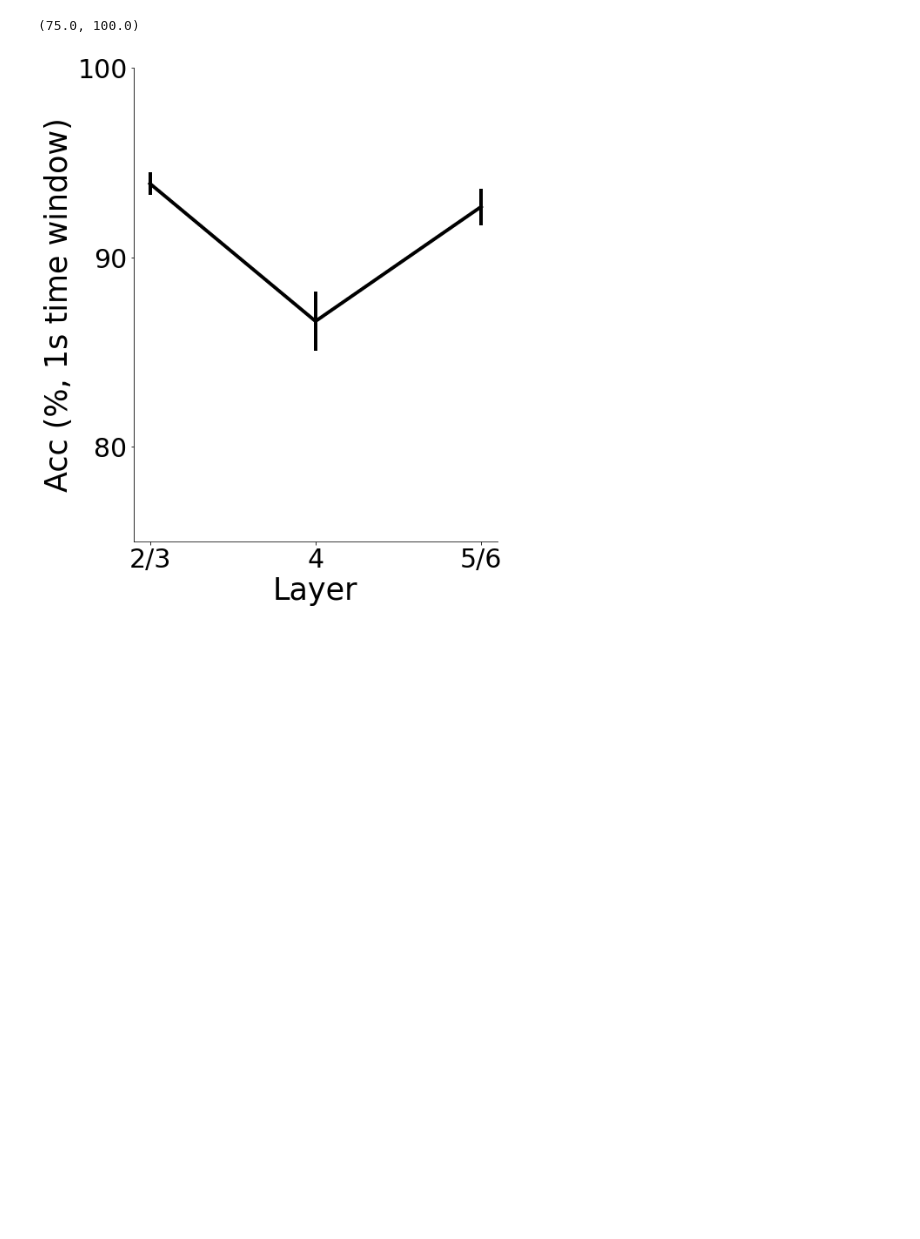
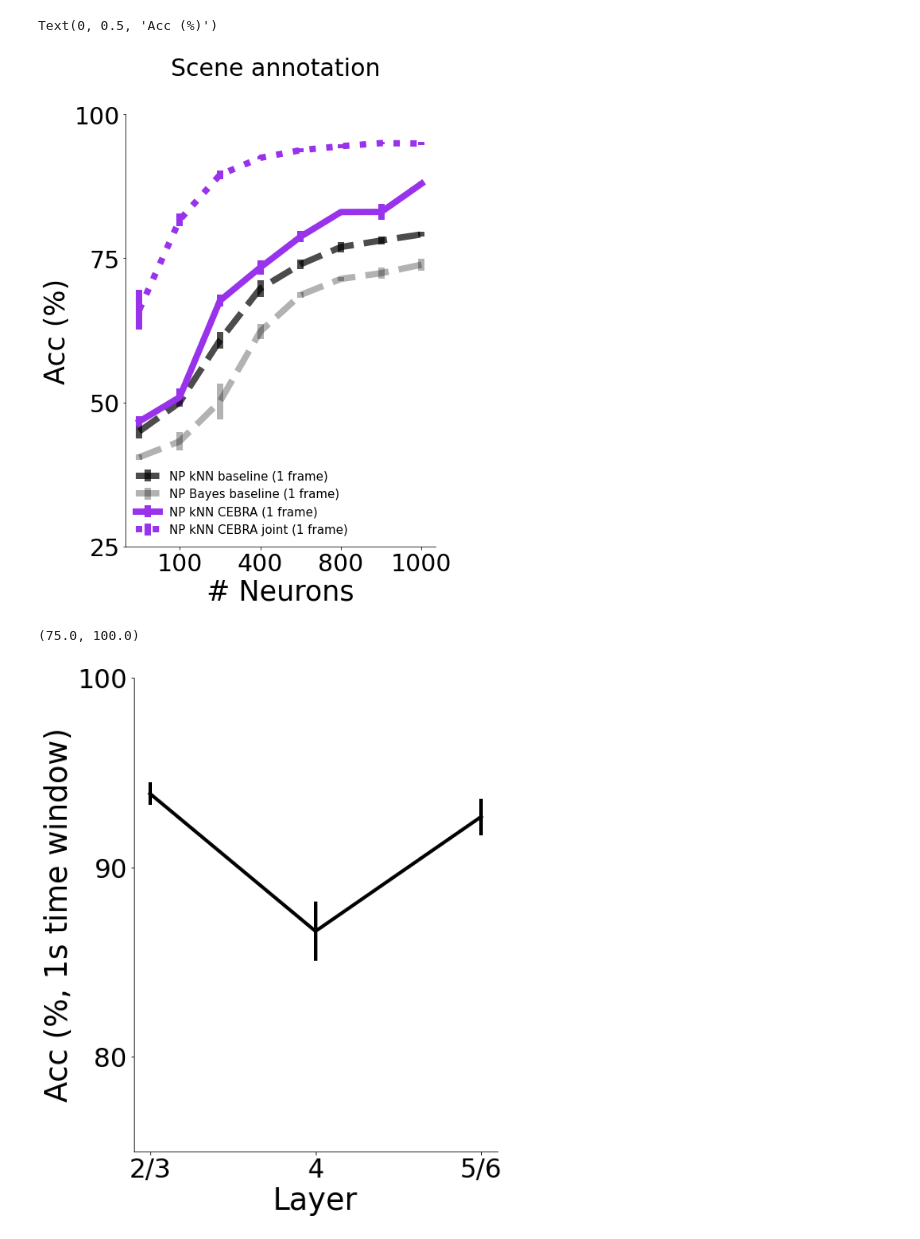
Before and after one commit to AdaptiveMotorControlLab/cebra-figures, a Jupyter notebook: figures/Figure5RevisionWIP.ipynb, the cells around one changed output. Drawn from its saved outputs; the diff is of its cells as text; code cells hidden in the pictures; blank space fills up the shorter version.

```diff
--- a/figures/Figure5RevisionWIP.ipynb
+++ b/figures/Figure5RevisionWIP.ipynb
@@ -188,3 +270,38 @@ plt.show()
+# %%
+
+white = False
+
+if white:
+    white_c='white'
+else:
+    white_c = 'black'
+
+fig_33 = plt.figure(figsize=(7,10))
+fig_33.suptitle('Scene annotation', fontsize=30)
+plt.subplots_adjust(wspace = 0.5)
+ax1 = plt.subplot(111)
+ax1.errorbar(np.arange(8), n_mean_err(scene_np_knn_baseline_33)[0]*100, n_mean_err(scene_np_knn_baseline_33)[1]*100,
+             ls = '--', label = 'NP kNN baseline (1 frame)', color = 'k', alpha =0.7,
+             markersize= 20, linewidth = 8)
+ax1.errorbar(np.arange(8), n_mean_err(scene_np_bayes_baseline_33)[0]*100, n_mean_err(scene_np_bayes_baseline_33)[1]*100,
+             ls = '--',label = 'NP Bayes baseline (1 frame)', color = 'k', alpha =0.3,
+             markersize= 20, linewidth = 8)
+
+ax1.errorbar(np.arange(8), n_mean_err(scene_np_cebra_knn_33)[0]*100, n_mean_err(scene_np_cebra_knn_33)[1]*100,
+             label = 'NP kNN CEBRA (1 frame)', color = c, alpha =1,
+             markersize= 20, linewidth = 8)
+
+ax1.errorbar(np.arange(8), n_mean_err_joint(scene_np_joint_cebra_knn_33, 'np')[0]*100,
+             n_mean_err_joint(scene_np_joint_cebra_knn_33, 'np')[1]*100,
+            ls = 'dotted',label = 'NP kNN CEBRA joint (1 frame)', color = c, alpha =1,
+             markersize= 20, linewidth = 8)
+
+set_ax(ax1, white_c)
+ax1.set_ylim(25,100)
+ax1.set_ylabel(f'Acc (%)', fontsize= 35,  color = white_c)
+# %% [output]
+Text(0, 0.5, 'Acc (%)')
+[figure, added]
 # %%
 layer_decoding = data['layer_decoding'][900]
 fig=plt.figure(figsize=(7.5,10))
```
Also changed, not shown: parts of 7 cells of this notebook, 11 other files.
